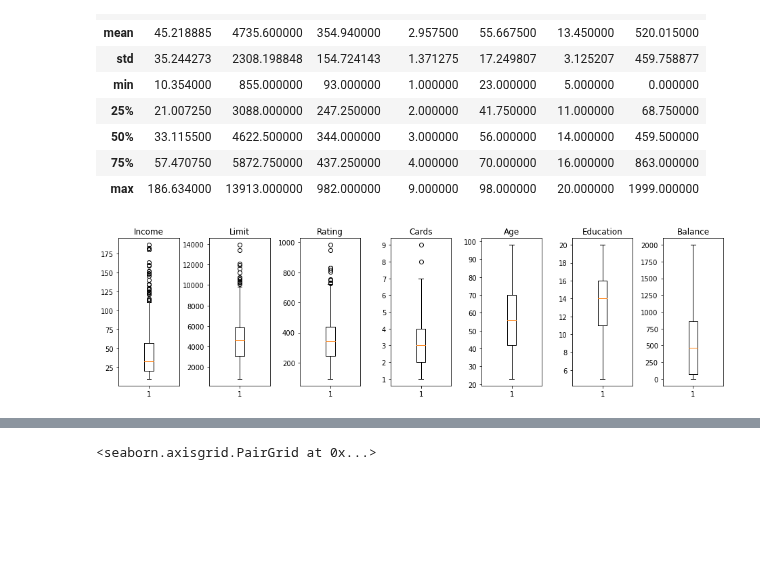
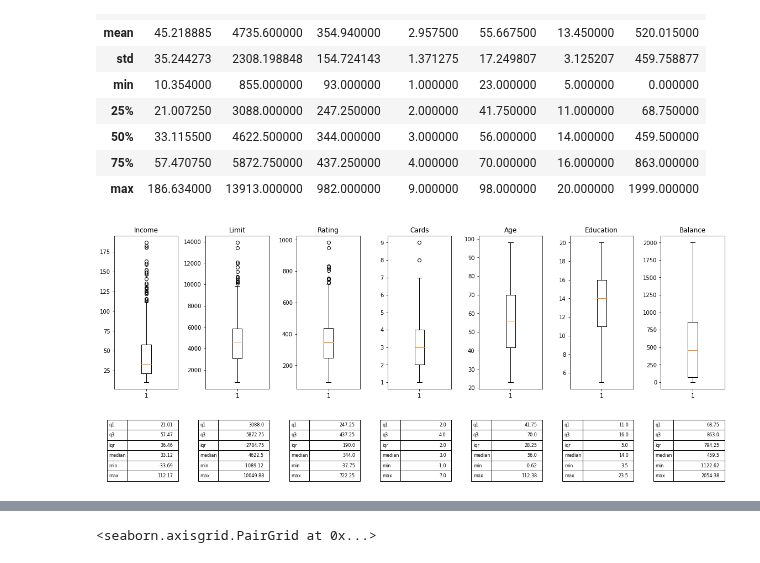
Before and after one commit to iss760/machine-learning, a Jupyter notebook: regression/logistic_regression.ipynb, the cells around one changed output, grey strips where cells are left out. Drawn from its saved outputs; the diff is of its cells as text; code cells hidden in the pictures; blank space fills up the shorter version.

```diff
--- a/regression/logistic_regression.ipynb
+++ b/regression/logistic_regression.ipynb
@@ -63,19 +63,48 @@ cr_data.describe()
 | 75% | 57.470750 | 5872.750000 | 437.250000 | 4.000000 | 70.000000 | 16.000000 | 863.000000 |
 | max | 186.634000 | 13913.000000 | 982.000000 | 9.000000 | 98.000000 | 20.000000 | 1999.000000 |
 # %%
+# IQR 관련 값을 주는 함수
+def _get_iqr(data):
+    """
+    :param data: (Series) IQR 계산할 데이터
+    :return: (dict) Q1, Q3, IQR, Median, Min, Max 값
+    """
+    q1, q3 = np.percentile(data, [25, 75])
+    iqr = q3 - q1
+    res = {'q1': q1, 'q3': q3, 'iqr': iqr, 'median': data.median(),
+           'min': q1 - (1.5 * iqr), 'max': q3 + (1.5 * iqr)}
+    res = {k: round(v, 2) for k, v in res.items()}
+    return res
+
+# 박스플롯을 그려주는 함수
 def show_box(df, cols):
+    """
+    :param df: (DataFrame) 박스플롯을 그릴 데이터
+    :param cols: (list[str]) 박스플롯을 그릴 데이터의 칼럼들 (수치형 데이터)
+    :return: None
+    """
     # 연속형 변수 박스플롯 그리기
-    fig, axs = plt.subplots(1, len(cols), figsize=[16, 4])
-    fig.subplots_adjust(wspace=0.5)
+    fig, axs = plt.subplots(1, len(cols), figsize=[16, 8])
     for i, col in enumerate(cols):
+        # 박스플롯 그리기
         axs[i].boxplot(df.loc[:, col])
         axs[i].set_title(col)
 
+        # 테이블 그리기
+        iqr_dict = _get_iqr(df[col])
+        t = axs[i].table(np.array(list(iqr_dict.values())).reshape(-1, 1),
+                         rowLabels=list(iqr_dict.keys()),
+                         bbox=[0.2, -0.6, 0.8, 0.4])
+        # 테이블 폰트 사이즈 조정
+        t.auto_set_font_size(False)
+        t.set_fontsize(8)
+
+    fig.tight_layout()
     plt.show()
 
 # 연속형 변수 컬럼
 qlt_cols = ['Income', 'Limit', 'Rating', 'Cards', 'Age', 'Education', 'Balance']
 show_box(cr_data, qlt_cols)
 # %% [output]
-[figure, old version]
+[figure, new version]
 # %%
```
Also changed, not shown: parts of 2 cells of this notebook.
